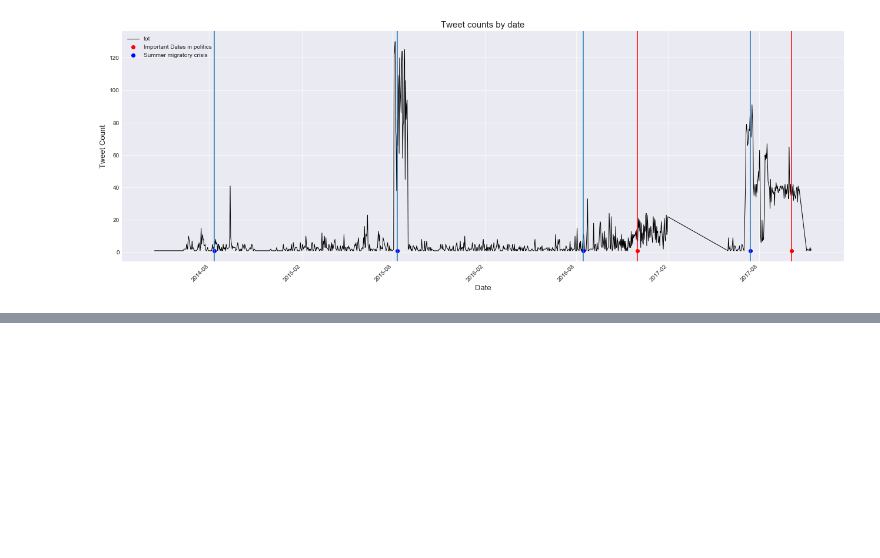
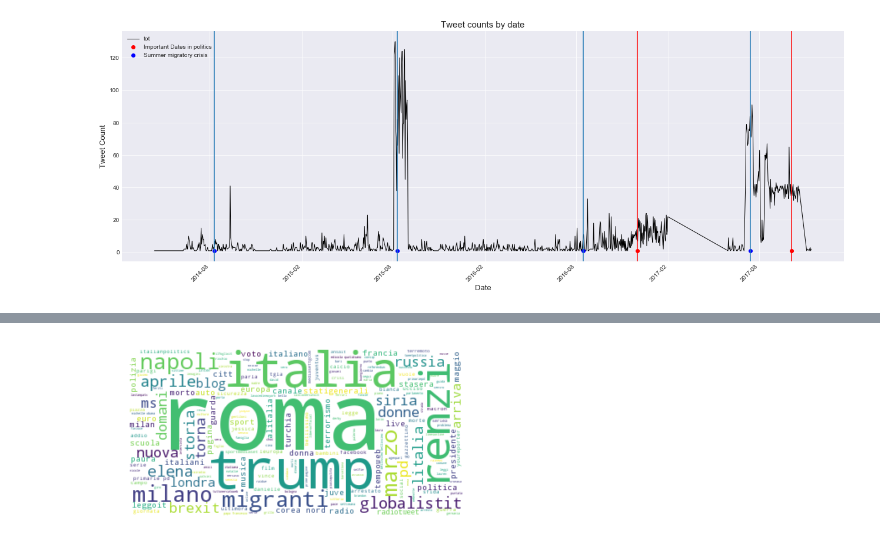
Before and after one commit to menghanhui/ADA-Project, a Jupyter notebook: Milestone2.ipynb, the cells around one changed output, grey strips where cells are left out. Cells and saved outputs as stored; diff of their text form; code cells hidden in the pictures; blank space fills up the shorter version.

```diff
--- a/Milestone2.ipynb
+++ b/Milestone2.ipynb
@@ -285,0 +331,4 @@ rep.content.count()
+# %%
+list_regioni=reg.index.tolist()
+for m in list_regioni:
+    count_r(m)
@@ -431,0 +556,16 @@ datetime = pd.concat([italian_tweets_old['time'],italian_tweets['time']],axis=0)
+# %%
+papers=['Corriere della Sera','repubblica','repubblicait','SoleORE','QuotidianoNazionale',
+        'Gazzettait','laStampa','ilMessaggeroit','quotidianonazionale','ilpost',
+        'corriere','ilgiornale','Avvenire','Tuttosport','libero',
+        'FattoQuotidiano','Mattinodinapoli','huffpost','linkiesta',
+        'adnkronos','agenziaansa','video','giornalettismo','ilpost',
+        'lettera','huffpostitalia','agenziaitalia','skytg','skysport','internazionale',
+        'perch','foto','repubblicatv','wireditalia','news','diretta','leggo','radiorai']
+papers=[m.lower() for m in papers]
+text = " ".join([word for tweet in list_final for word in tweet if word not in papers])
+wordcloud = WordCloud(background_color="white").generate(text)
+plt.imshow(wordcloud, interpolation='bilinear')
+plt.axis("off")
+plt.show()
+# %% [output]
+[figure, added]
```
Also changed, not shown: parts of 32 cells of this notebook.
